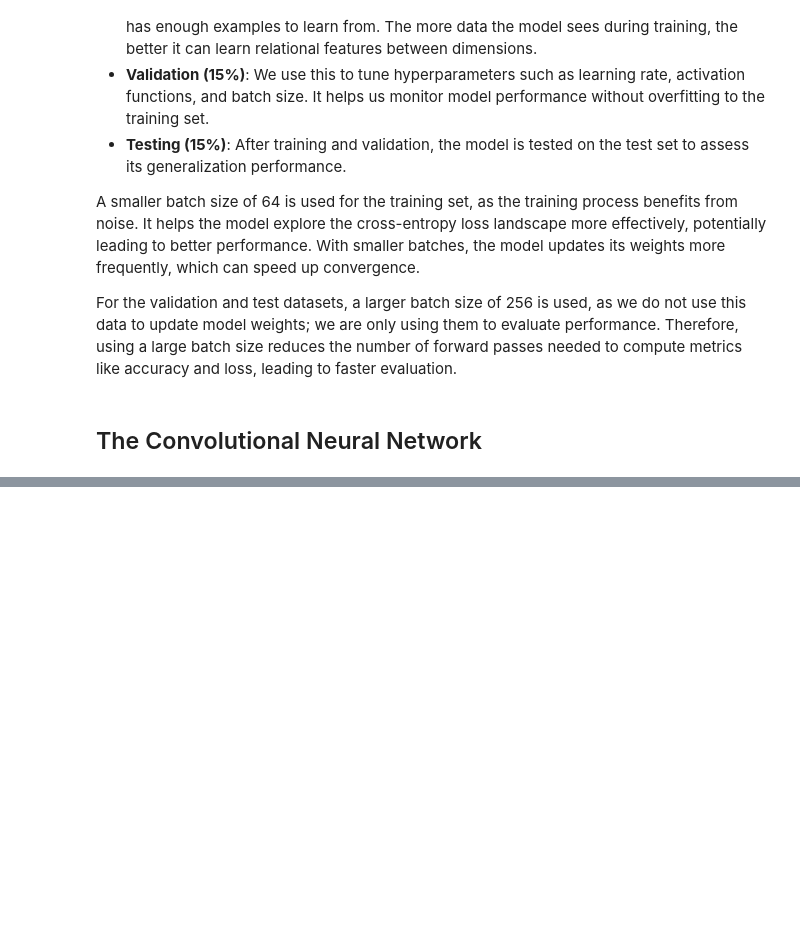
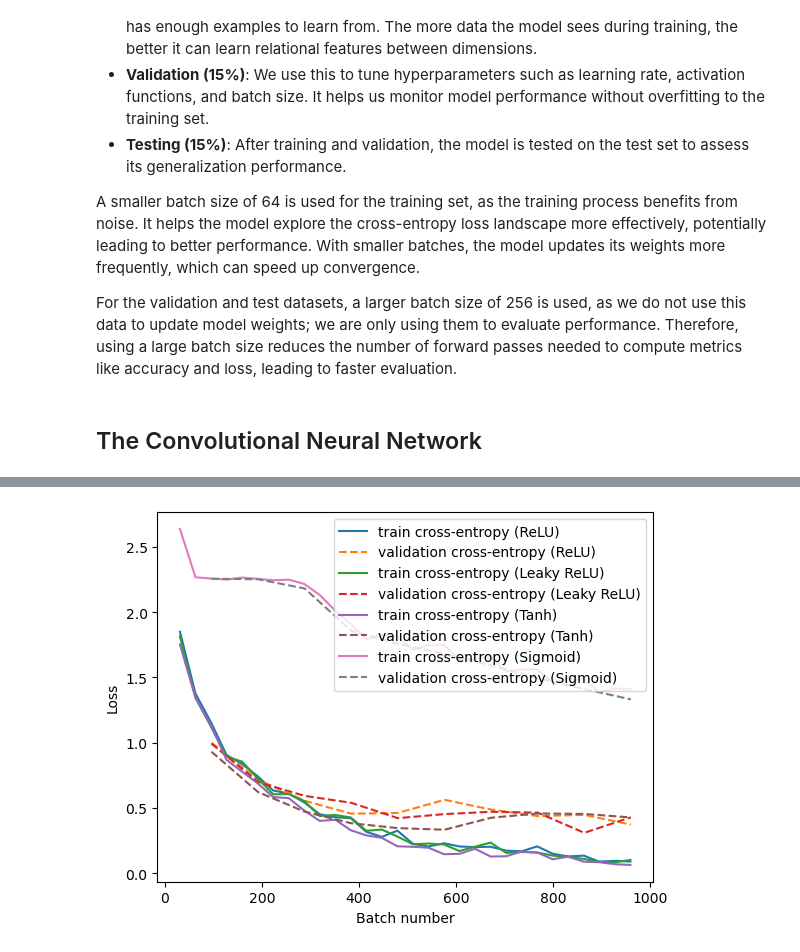
Before and after one commit to benzoylperoxide/classify-audio, a Jupyter notebook: abstract.ipynb, the cells around one changed output, grey strips where cells are left out. Saved outputs shown, nothing was run; the diff lists cells and outputs as text; code cells hidden in the pictures; blank space fills up the shorter version.

```diff
--- a/abstract.ipynb
+++ b/abstract.ipynb
@@ -228,6 +262,8 @@ visualize_cnn(cnn_relu, device, IDEAL_INPUT_SIZE)
 # %%
 EPOCHS = 10
 LEARNING_RATE = 0.001
+
+# What you would have to do otherwise:
 
 # relu_results = train_cnn(cnn_relu, train_loader, val_loader, test_loader, EPOCHS, LEARNING_RATE)
 # leaky_results = train_cnn(cnn_leaky, train_loader, val_loader, test_loader, EPOCHS, LEARNING_RATE)
@@ -243,4 +279,4 @@ LEARNING_RATE = 0.001
 
 result_path = os.path.join(cwd, 'results.json')
 with open(result_path, 'r') as file:
-    data = json.load(file)
+    results = json.load(file)
@@ -246,0 +289,31 @@ with open(result_path, 'r') as file:
+# %%
+relu_results = results['relu']
+leaky_results = results['leaky_relu']
+tanh_results = results['tanh']
+sigmoid_results = results['sigmoid']
+
+plt.plot(relu_results['train_index'],relu_results['train_losses'])
+plt.plot(relu_results['val_index'], relu_results['val_losses'], '--')
+
+plt.plot(leaky_results['train_index'],leaky_results['train_losses'])
+plt.plot(leaky_results['val_index'], leaky_results['val_losses'], '--')
+
+plt.plot(tanh_results['train_index'],tanh_results['train_losses'])
+plt.plot(tanh_results['val_index'], tanh_results['val_losses'], '--')
+
+plt.plot(sigmoid_results['train_index'],sigmoid_results['train_losses'])
+plt.plot(sigmoid_results['val_index'], sigmoid_results['val_losses'], '--')
+
+plt.legend(['train cross-entropy (ReLU)', 'validation cross-entropy (ReLU)',
+            'train cross-entropy (Leaky ReLU)', 'validation cross-entropy (Leaky ReLU)',
+            'train cross-entropy (Tanh)', 'validation cross-entropy (Tanh)',
+            'train cross-entropy (Sigmoid)', 'validation cross-entropy (Sigmoid)'])
+plt.xlabel('Batch number')
+plt.ylabel('Loss')
+
+# plot_path = os.path.join(cwd, 'training_loss_plot.png')
+# plt.savefig(plot_path)
+
+plt.show()
+# %% [output]
+[figure, added]
```
Also changed, not shown: parts of 12 cells of this notebook, 1 other file.
